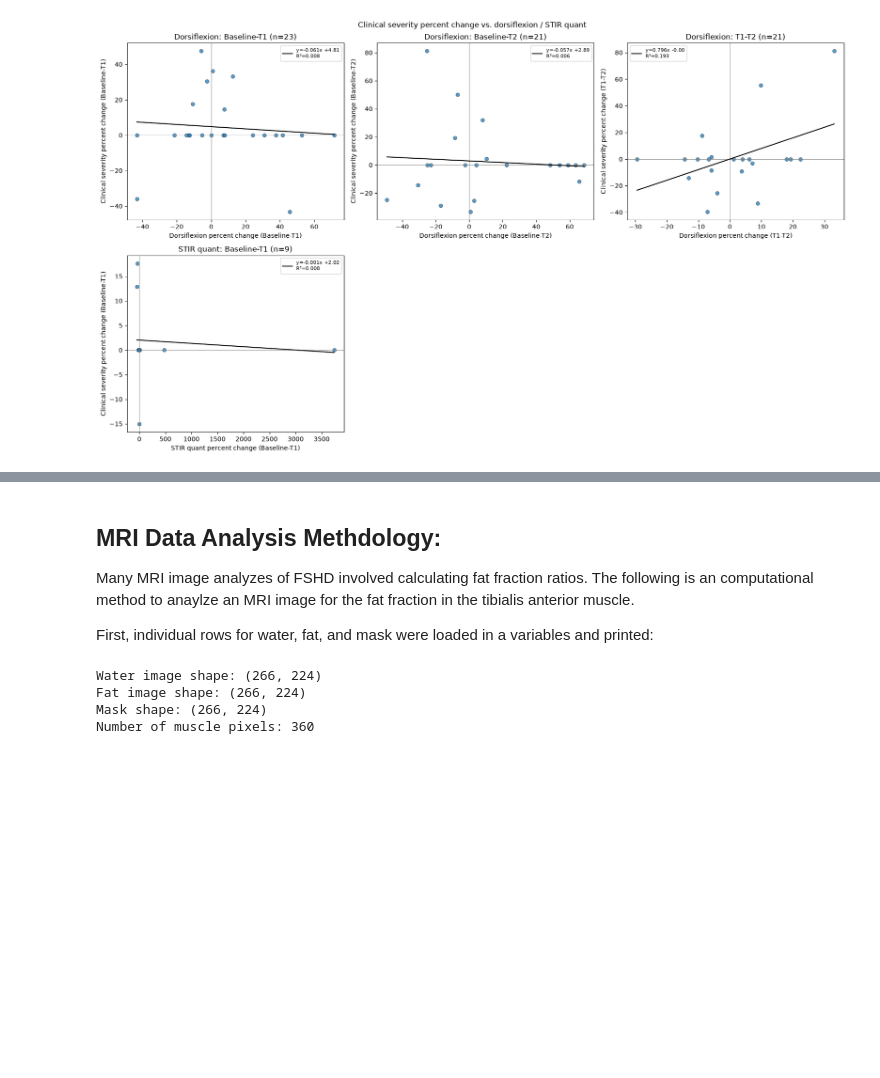
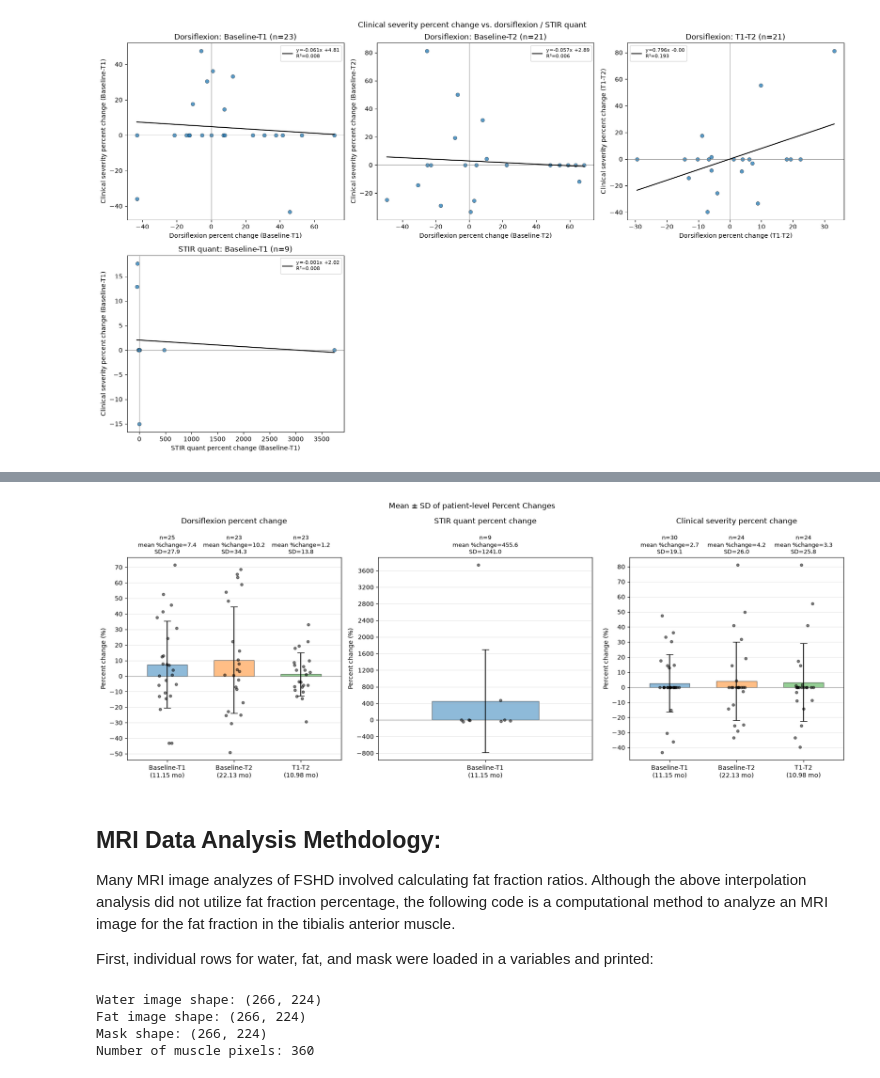
Before and after one commit to charlottelim3/bme2315module2, a Jupyter notebook: FSHD_Module2_Project_Team.ipynb, the cells around one changed output, grey strips where cells are left out. Saved outputs shown, nothing was run; the diff lists cells and outputs as text; code cells hidden in the pictures; blank space fills up the shorter version.

Commit message:
finished adding interpolation code
all data analysis added into jupyter notebook

```diff
--- a/FSHD_Module2_Project_Team.ipynb
+++ b/FSHD_Module2_Project_Team.ipynb
@@ -385,6 +387,57 @@ Dorsiflexion       T1-T2 21  0.7955     0.4388 0.1925
+# %%
+# Mean +/- SD Plots ----------------------------------------------------------------
+fig2, axes2 = plt.subplots(1, 3, figsize=(17, 6.5))
+rng = np.random.default_rng(3)
+summary_rows = []
+for ax, mkey in zip(axes2, ["dors", "stir", "severity"]):
+    mname = NAMES[mkey]
+    comps = [c for c in COMPARISONS if mkey != "stir" or c[4] == "b_t1"]
+    stat_trans = ax.get_xaxis_transform()
+    ax.axhline(0, color="gray", linewidth=0.6)
+    lo_all, hi_all = np.inf, -np.inf
+    for i, (label, early, late, elapsed, ckey) in enumerate(comps):
+        values = pct[f"{mkey}_{ckey}"].dropna()
+        mean = values.mean() if len(values) else np.nan
+        sd = values.std(ddof=1) if len(values) > 1 else np.nan
+        # summary_rows.append({"measure": mname, "comparison": label, "elapsed_months": elapsed,
+        #                      "n": len(values), "mean_percent_change": mean, "sd_percent_change": sd})
+        if values.empty:
+            continue
+        sd0 = 0.0 if np.isnan(sd) else sd
+        ax.bar(i, mean, width=0.6, alpha=0.5, edgecolor="black")
+        ax.errorbar(i, mean, yerr=sd0, fmt="none", ecolor="black", capsize=6)
+        ax.scatter(i + rng.uniform(-0.15, 0.15, len(values)), values,
+                   s=18, color="black", alpha=0.5, zorder=3)
+        # n / mean / SD printed above the plot area
+        ax.text(i, 1.01, f"n={len(values)}\nmean %change={mean:.1f}\nSD={sd0:.1f}",
+                transform=stat_trans, ha="center", va="bottom", fontsize=9)
+        lo_all = min(lo_all, values.min(), mean - sd0)
+        hi_all = max(hi_all, values.max(), mean + sd0)
+
+    if np.isfinite(lo_all):
+        pad = 0.04 * (hi_all - lo_all) if hi_all > lo_all else 1.0
+        ax.set_ylim(lo_all - pad, hi_all + pad)
+    ax.yaxis.set_major_locator(MaxNLocator(nbins=15))   # more y-axis tick marks
+    ax.grid(axis="y", alpha=0.3)
+    ax.set_xticks(range(len(comps)))
+    ax.set_xticklabels([f"{c[0]}\n({c[3]:g} mo)" for c in comps], fontsize=10)
+    ax.set_xlim(-0.6, len(comps) - 0.4)
+    ax.set_ylabel("Percent change (%)")
+    ax.set_title(f"{mname} percent change", pad=55)
+fig2.suptitle("Mean \u00b1 SD of patient-level Percent Changes")
+fig2.tight_layout()
+# fig2.savefig("mean_sd_plots.png", dpi=150)
+
+# summary = pd.DataFrame(summary_rows)
+# summary.to_csv("summary_stats.csv", index=False)
+# print("\nSummary statistics:")
+# print(summary.round(2).to_string(index=False))
+plt.show()
+# %% [output]
+[figure, added]
 # %% [markdown]
 ## MRI Data Analysis Methdology:
-Many MRI image analyzes of FSHD involved calculating fat fraction ratios. The following is an computational method to anaylze an MRI image for the fat fraction in the tibialis anterior muscle.
+Many MRI image analyzes of FSHD involved calculating fat fraction ratios. Although the above interpolation analysis did not utilize fat fraction percentage, the following code is a computational method to analyze an MRI image for the fat fraction in the tibialis anterior muscle.
 
 First, individual rows for water, fat, and mask were loaded in a variables and printed:
 # %%
```
Also changed, not shown: parts of 2 cells of this notebook.
